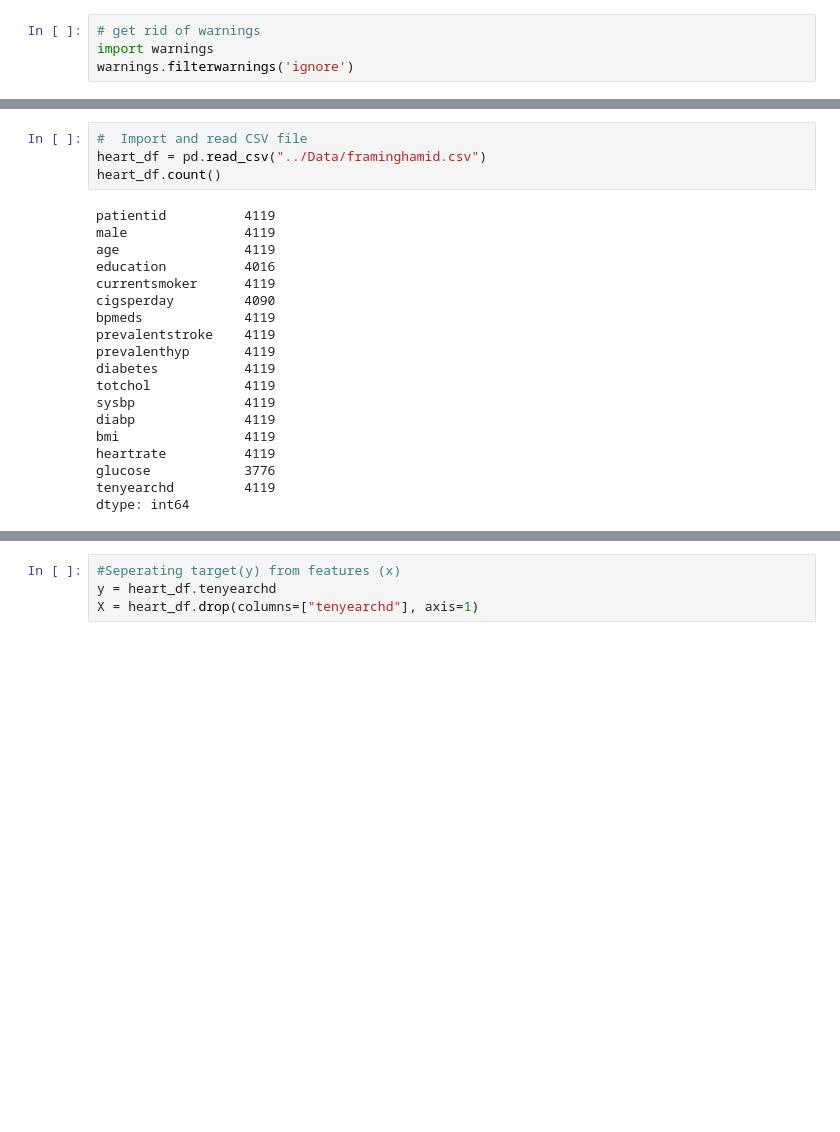
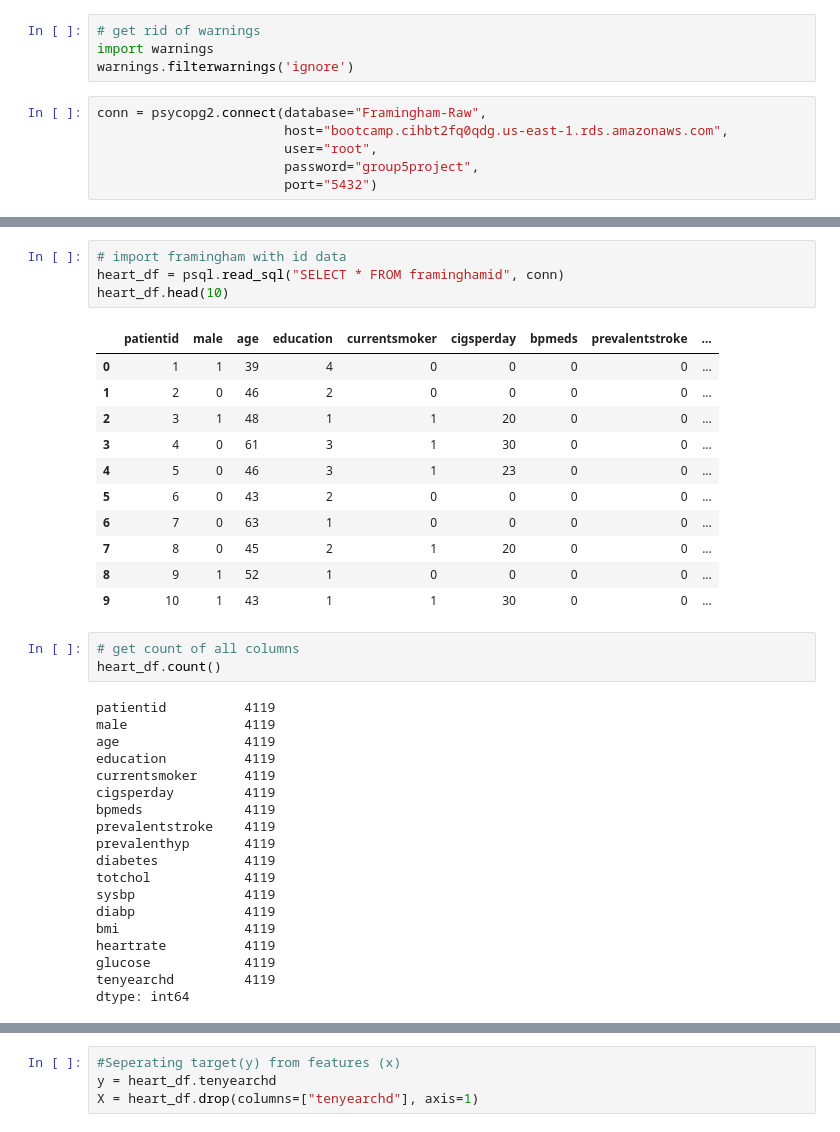
Before and after one commit to DAsInDavid1/Data_Bootcamp_Final, a Jupyter notebook: Resources/Machine_Learning_Models/Machine_Learning_K_nearest_neighbors.ipynb, the cells around one changed output, grey strips where cells are left out. Cells and saved outputs as stored; diff of their text form; blank space fills up the shorter version.

```diff
--- a/Resources/Machine_Learning_Models/Machine_Learning_K_nearest_neighbors.ipynb
+++ b/Resources/Machine_Learning_Models/Machine_Learning_K_nearest_neighbors.ipynb
@@ -13,3 +15,9 @@ from collections import Counter
 # get rid of warnings
 import warnings
 warnings.filterwarnings('ignore')
+# %%
+conn = psycopg2.connect(database="Framingham-Raw",
+                        host="bootcamp.cihbt2fq0qdg.us-east-1.rds.amazonaws.com",
+                        user="root",
+                        password="group5project",
+                        port="5432")
@@ -16,14 +38,29 @@ warnings.filterwarnings('ignore')
+# %%
+# import framingham with id data
+heart_df = psql.read_sql("SELECT * FROM framinghamid", conn)
+heart_df.head(10)
+# %% [output]
+|  | patientid | male | age | education | currentsmoker | cigsperday | bpmeds | prevalentstroke | ... |
+| 0 | 1 | 1 | 39 | 4 | 0 | 0 | 0 | 0 | ... |
+| 1 | 2 | 0 | 46 | 2 | 0 | 0 | 0 | 0 | ... |
+| 2 | 3 | 1 | 48 | 1 | 1 | 20 | 0 | 0 | ... |
+| 3 | 4 | 0 | 61 | 3 | 1 | 30 | 0 | 0 | ... |
+| 4 | 5 | 0 | 46 | 3 | 1 | 23 | 0 | 0 | ... |
+| 5 | 6 | 0 | 43 | 2 | 0 | 0 | 0 | 0 | ... |
+| 6 | 7 | 0 | 63 | 1 | 0 | 0 | 0 | 0 | ... |
+| 7 | 8 | 0 | 45 | 2 | 1 | 20 | 0 | 0 | ... |
+| 8 | 9 | 1 | 52 | 1 | 0 | 0 | 0 | 0 | ... |
+| 9 | 10 | 1 | 43 | 1 | 1 | 30 | 0 | 0 | ... |
 # %%
-#  Import and read CSV file
-heart_df = pd.read_csv("../Data/framinghamid.csv")
+# get count of all columns
 heart_df.count()
 # %% [output]
 patientid          4119
 male               4119
 age                4119
-education          4016
+education          4119
 currentsmoker      4119
-cigsperday         4090
+cigsperday         4119
 bpmeds             4119
 prevalentstroke    4119
 prevalenthyp       4119
@@ -33,7 +70,7 @@ sysbp              4119
 diabp              4119
 bmi                4119
 heartrate          4119
-glucose            3776
+glucose            4119
 tenyearchd         4119
 dtype: int64
 # %%
```
Also changed, not shown: parts of 10 cells of this notebook, 7 other files.
